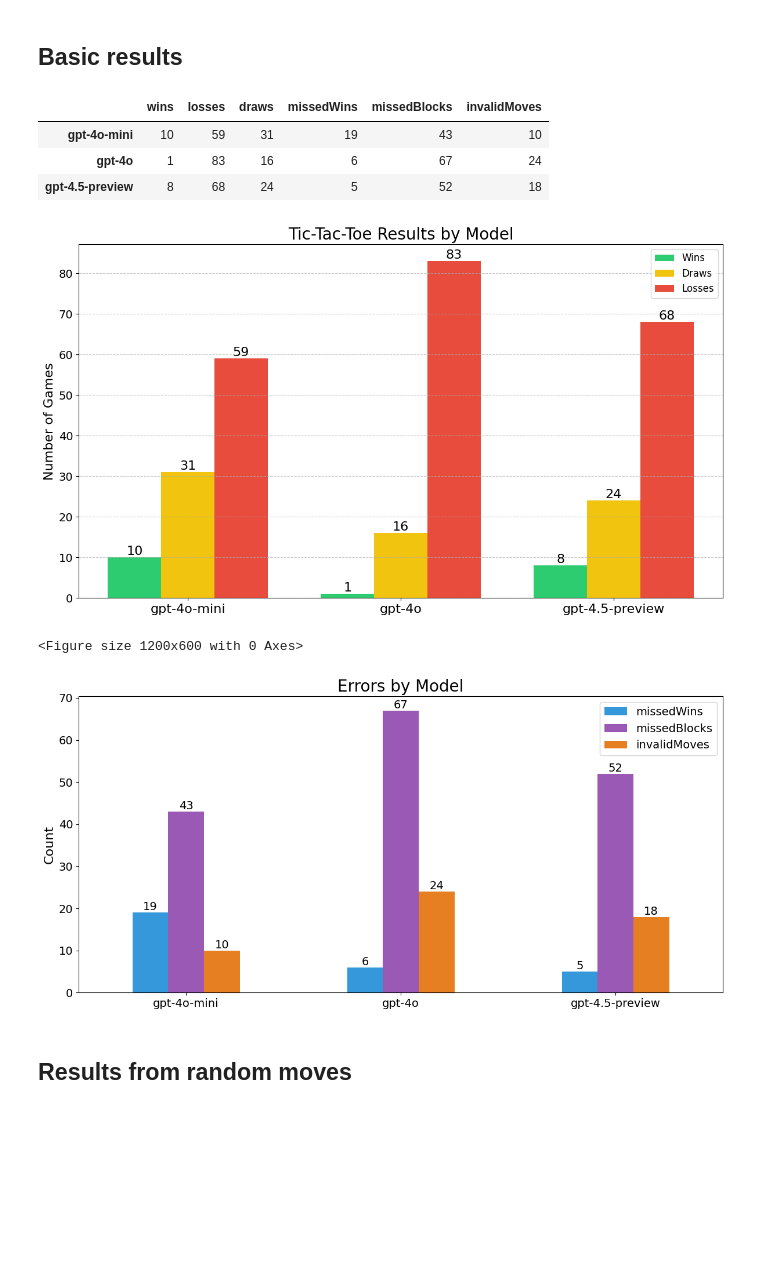
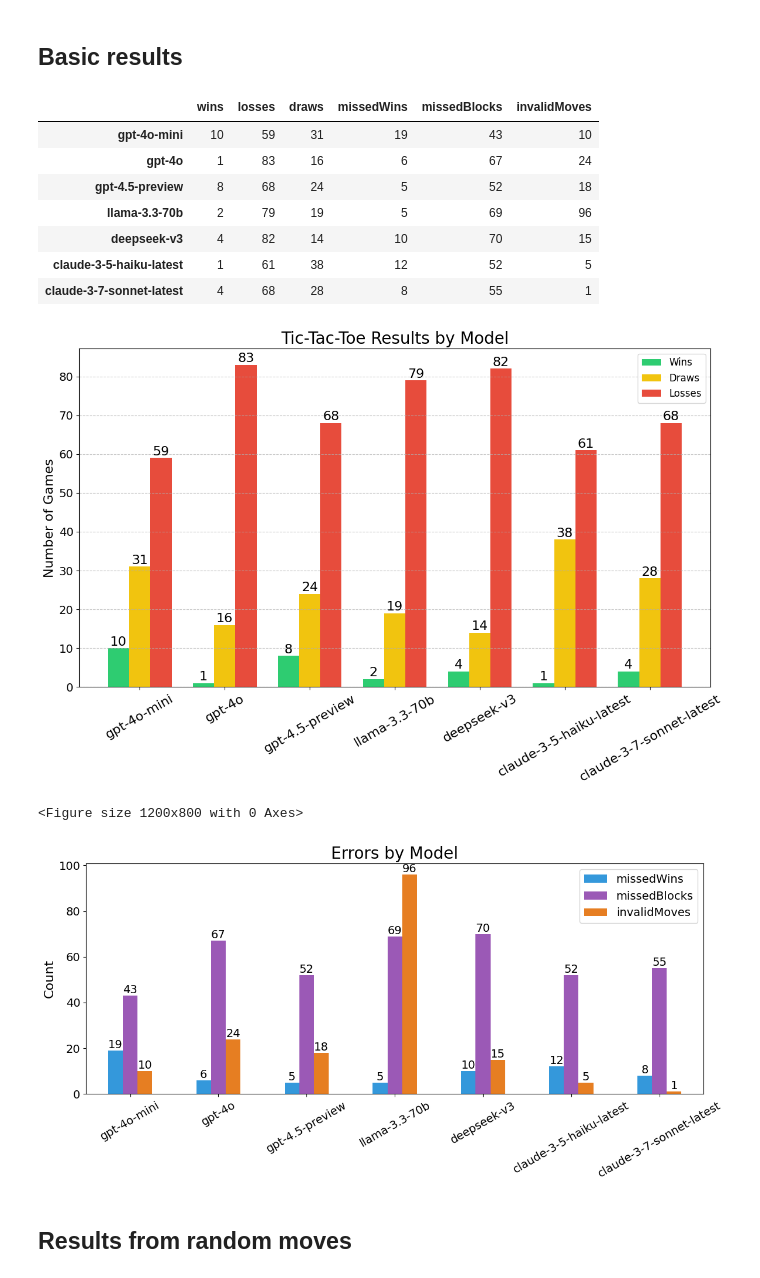
Before and after one commit to gensx-inc/gensx, a Jupyter notebook: examples/llm-games/visualize_results.ipynb, the cells around one changed output. Saved outputs shown, nothing was run; the diff lists cells and outputs as text; code cells hidden in the pictures; blank space fills up the shorter version.

```diff
--- a/examples/llm-games/visualize_results.ipynb
+++ b/examples/llm-games/visualize_results.ipynb
@@ -39,6 +39,46 @@ raw_results = {
       "missedBlocks": 52,
       "invalidMoves": 18
     }
+  },
+  "llama-3.3-70b": {
+    "wins": 2,
+    "losses": 79,
+    "draws": 19,
+    "stats": {
+      "missedWins": 5,
+      "missedBlocks": 69,
+      "invalidMoves": 96
+    }
+  },
+  "deepseek-v3": {
+    "wins": 4,
+    "losses": 82,
+    "draws": 14,
+    "stats": {
+      "missedWins": 10,
+      "missedBlocks": 70,
+      "invalidMoves": 15
+    }
+  },
+  "claude-3-5-haiku-latest": {
+    "wins": 1,
+    "losses": 61,
+    "draws": 38,
+    "stats": {
+      "missedWins": 12,
+      "missedBlocks": 52,
+      "invalidMoves": 5
+    }
+  },
+  "claude-3-7-sonnet-latest": {
+    "wins": 4,
+    "losses": 68,
+    "draws": 28,
+    "stats": {
+      "missedWins": 8,
+      "missedBlocks": 55,
+      "invalidMoves": 1
+    }
   }
 }
 # %%
@@ -60,12 +100,16 @@ results_df
 | gpt-4o-mini | 10 | 59 | 31 | 19 | 43 | 10 |
 | gpt-4o | 1 | 83 | 16 | 6 | 67 | 24 |
 | gpt-4.5-preview | 8 | 68 | 24 | 5 | 52 | 18 |
+| llama-3.3-70b | 2 | 79 | 19 | 5 | 69 | 96 |
+| deepseek-v3 | 4 | 82 | 14 | 10 | 70 | 15 |
+| claude-3-5-haiku-latest | 1 | 61 | 38 | 12 | 52 | 5 |
+| claude-3-7-sonnet-latest | 4 | 68 | 28 | 8 | 55 | 1 |
 # %%
 # Prepare data for clustered bar chart
 plot_data = results_df[['wins', 'draws', 'losses']].astype(int)
 
 # Set figure size
-plt.figure(figsize=(12, 7))
+plt.figure(figsize=(12, 8))
 
 # Set the width of the bars
 bar_width = 0.25
@@ -79,43 +123,43 @@ plt.bar(index, plot_data['draws'], bar_width,
 plt.bar(index + bar_width, plot_data['losses'], bar_width,
         color='#e74c3c', label='Losses')
 
 # Customize the chart
 #plt.xlabel('Model', fontsize=16)
 plt.ylabel('Number of Games', fontsize=16)
 plt.title('Tic-Tac-Toe Results by Model', fontsize=20)
-plt.xticks(index, plot_data.index, fontsize=16)
+plt.xticks(index, plot_data.index, fontsize=16, rotation=30)
 plt.yticks(fontsize=14)
 plt.legend(fontsize=12)
 plt.grid(axis='y', linestyle='--', alpha=0.7)
 
 # Add value labels on each bar
 for i, model in enumerate(plot_data.index):
     # Label wins
     plt.text(i - bar_width, plot_data.loc[model, 'wins'] + 0.1,
              str(plot_data.loc[model, 'wins']),
              ha='center', va='bottom', fontsize=16)
 
     # Label draws
     plt.text(i, plot_data.loc[model, 'draws'] + 0.1,
              str(plot_data.loc[model, 'draws']),
              ha='center', va='bottom', fontsize=16)
 
     # Label losses
     plt.text(i + bar_width, plot_data.loc[model, 'losses'] + 0.1,
              str(plot_data.loc[model, 'losses']),
              ha='center', va='bottom', fontsize=16)
 
 plt.tight_layout()
 # %% [output]
-[figure, old version]
+[figure, new version]
 # %%
 # Bar chart of stats
-plt.figure(figsize=(12, 6))
+plt.figure(figsize=(12, 8))
 ax = stats_df.plot(kind='bar', figsize=(12, 6), color=['#3498db', '#9b59b6', '#e67e22'])
 plt.title('Errors by Model', fontsize=20)
 plt.ylabel('Count', fontsize=16)
 plt.legend(fontsize=14)
-plt.xticks(rotation=0, fontsize=14)
+plt.xticks(rotation=30, fontsize=14)
 plt.yticks(fontsize=14)
 plt.tight_layout()
 
@@ -128,8 +172,8 @@ for i in range(len(stats_df.index)):
         plt.text(x_pos, value, str(value),
                 ha='center', va='bottom', fontsize=14)
 # %% [output]
-<Figure size 1200x600 with 0 Axes>
+<Figure size 1200x800 with 0 Axes>
-[figure, old version]
+[figure, new version]
 # %% [markdown]
 ## Results from random moves
 # %%
```
Also changed, not shown: parts of 5 cells of this notebook, 7 other files.
